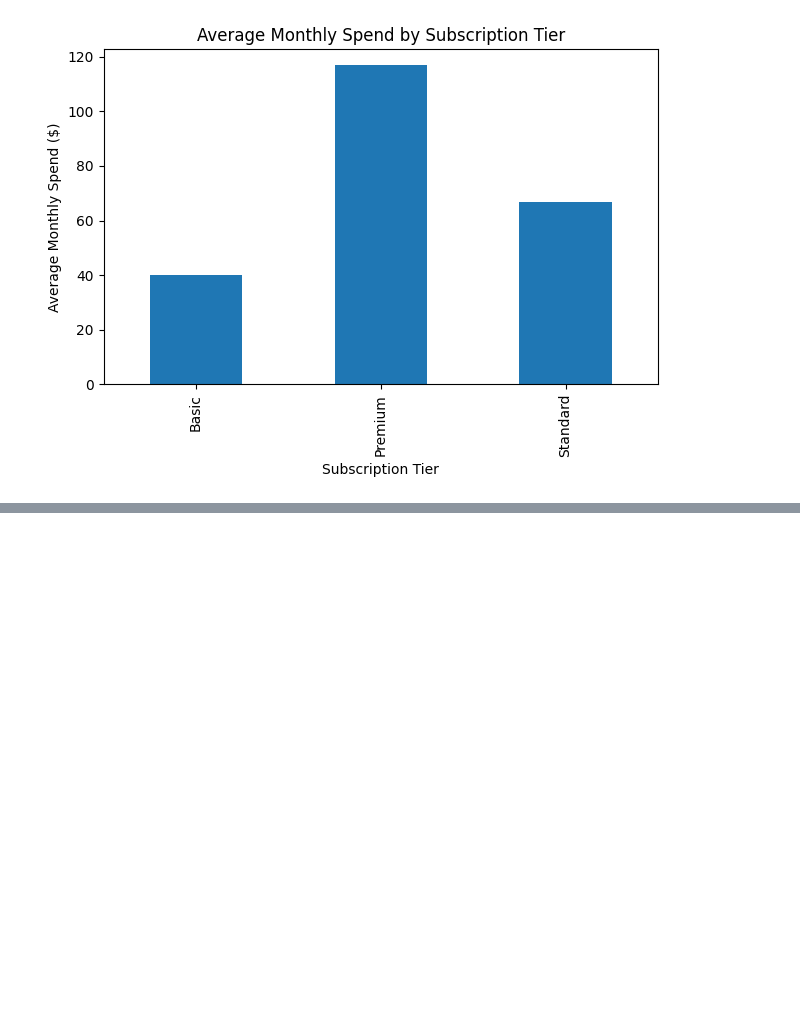
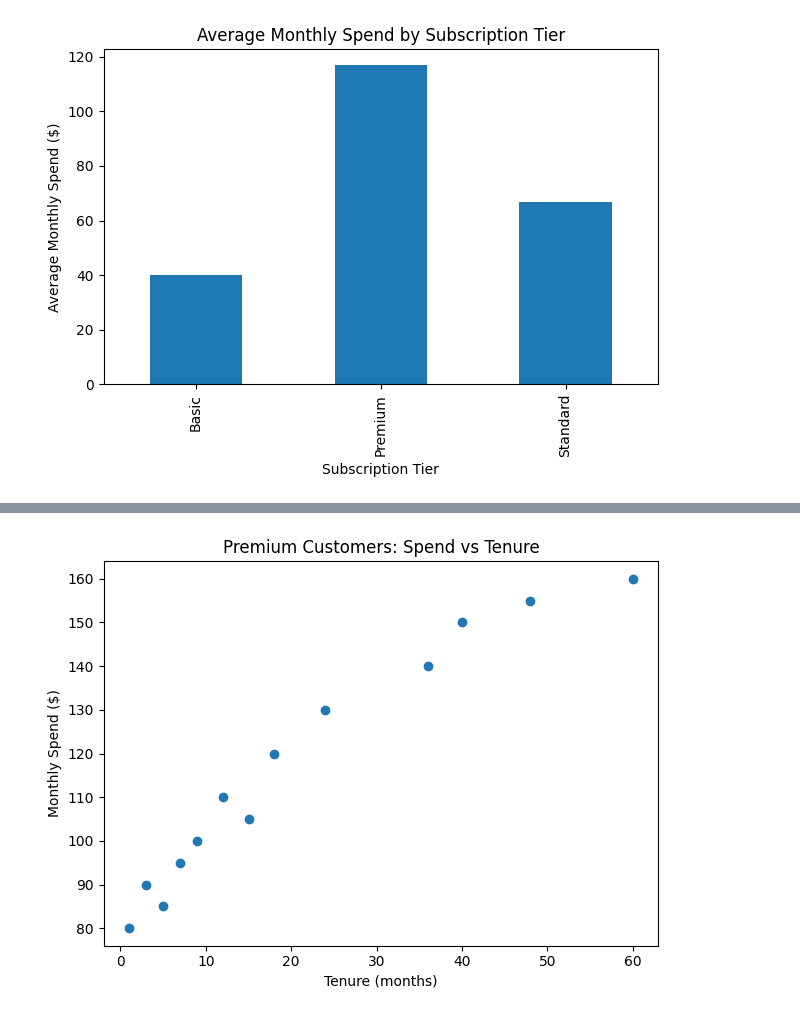
Before and after one commit to jae-notes/customer-behavior-analysis, a Jupyter notebook: analysis/01_initial_exploration.ipynb, the cells around one changed output, grey strips where cells are left out. Saved outputs shown, nothing was run; the diff lists cells and outputs as text; code cells hidden in the pictures; blank space fills up the shorter version.

```diff
--- a/analysis/01_initial_exploration.ipynb
+++ b/analysis/01_initial_exploration.ipynb
@@ -85,0 +105,11 @@ plt.show()
+# %%
+premium = df[df["subscription_tier"] == "Premium"]
+
+plt.scatter(premium["tenure_months"], premium["monthly_spend"])
+plt.xlabel("Tenure (months)")
+plt.ylabel("Monthly Spend ($)")
+plt.title("Premium Customers: Spend vs Tenure")
+plt.tight_layout()
+plt.show()
+# %% [output]
+[figure, added]
```
Also changed, not shown: parts of 3 cells of this notebook.
